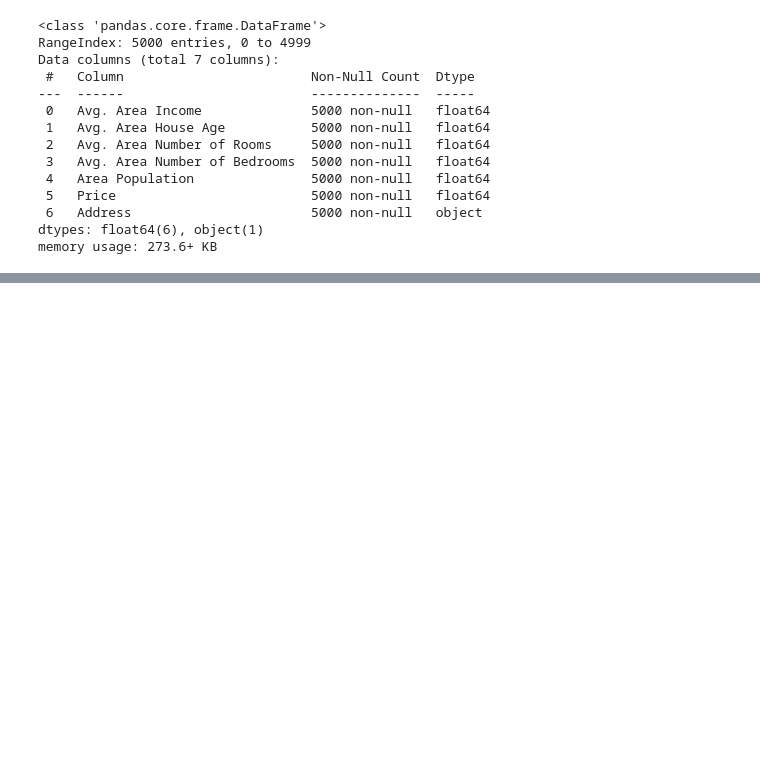
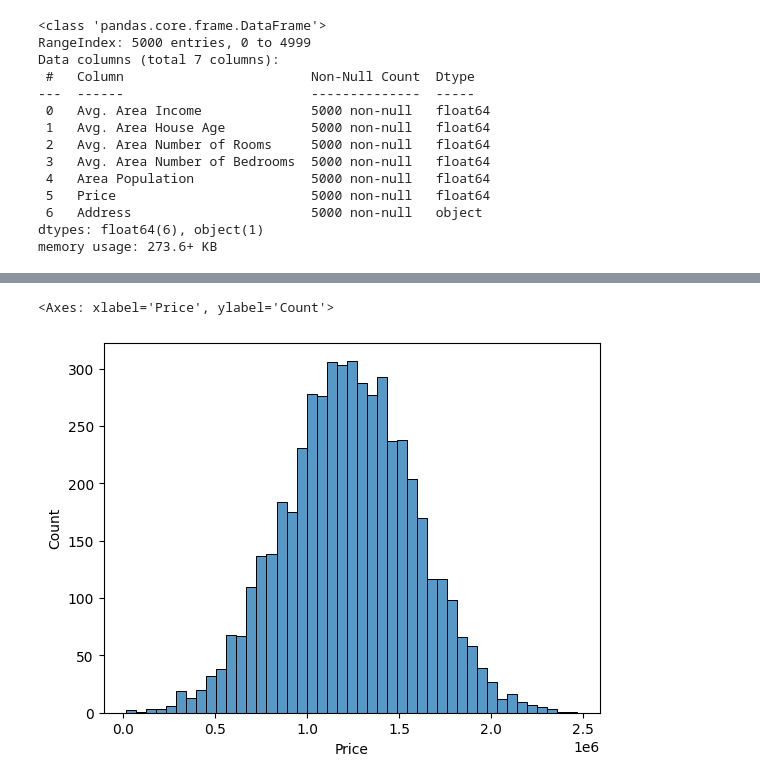
Before and after one commit to VictorBelle38/RegressaoLinear, a Jupyter notebook: Regressão_Linear.ipynb, the cells around one changed output, grey strips where cells are left out. Saved outputs shown, nothing was run; the diff lists cells and outputs as text; code cells hidden in the pictures; blank space fills up the shorter version.

```diff
--- a/Regressão_Linear.ipynb
+++ b/Regressão_Linear.ipynb
@@ -93,0 +138,5 @@ fig.show()
+# %%
+sns.histplot(base_casa['Price'])
+# %% [output]
+<Axes: xlabel='Price', ylabel='Count'>
+[figure, added]
```
Also changed, not shown: parts of 7 cells of this notebook.
